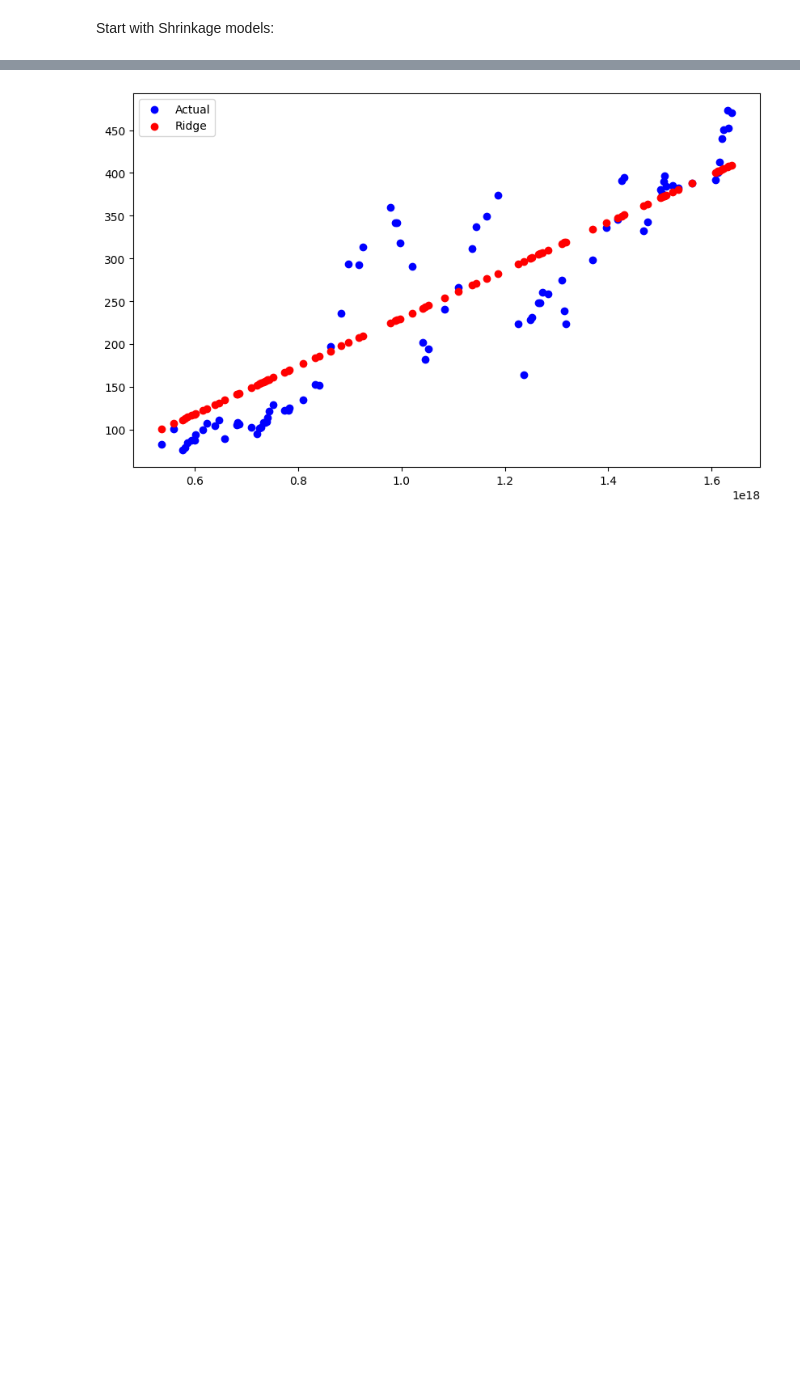
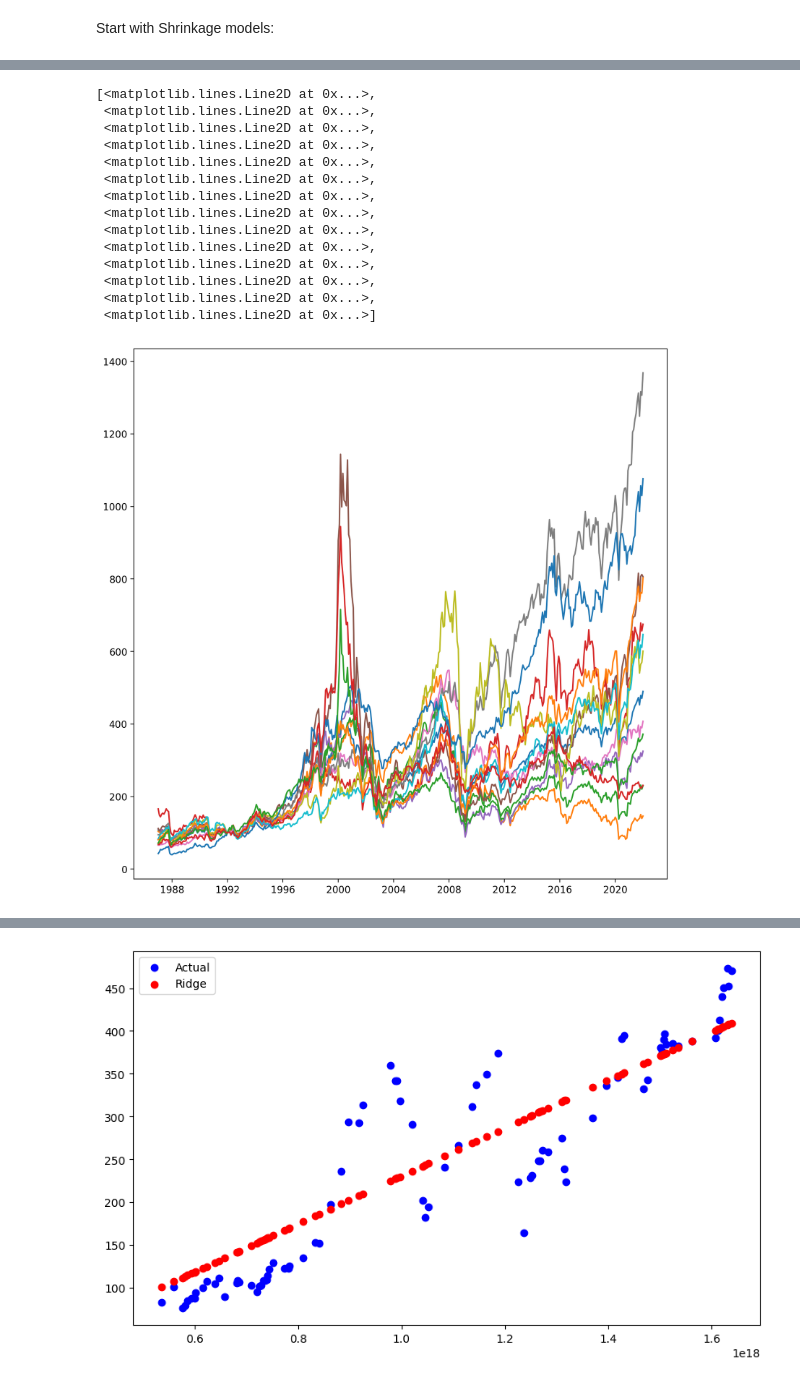
Before and after one commit to Ankru98/masterthesis, a Jupyter notebook: ML_price_data_filtered.ipynb, the cells around one changed output, grey strips where cells are left out. Saved outputs shown, nothing was run; the diff lists cells and outputs as text; code cells hidden in the pictures; blank space fills up the shorter version.

```diff
--- a/ML_price_data_filtered.ipynb
+++ b/ML_price_data_filtered.ipynb
@@ -18,6 +18,26 @@ data.tail()
 | 2021-11-01 | 478.865 | 150.619 | 231.872 | 678.609 | ... |
 | 2021-12-01 | 470.862 | 139.734 | 220.570 | 656.661 | ... |
 | 2022-01-01 | 489.988 | 146.388 | 229.872 | 675.257 | ... |
+# %%
+# plot the data
+fig, ax = plt.subplots(figsize=(10,10), dpi=200)
+ax.plot(data.index, data, label='Price Index')
+# %% [output]
+[<matplotlib.lines.Line2D at 0x...>,
+ <matplotlib.lines.Line2D at 0x...>,
+ <matplotlib.lines.Line2D at 0x...>,
+ <matplotlib.lines.Line2D at 0x...>,
+ <matplotlib.lines.Line2D at 0x...>,
+ <matplotlib.lines.Line2D at 0x...>,
+ <matplotlib.lines.Line2D at 0x...>,
+ <matplotlib.lines.Line2D at 0x...>,
+ <matplotlib.lines.Line2D at 0x...>,
+ <matplotlib.lines.Line2D at 0x...>,
+ <matplotlib.lines.Line2D at 0x...>,
+ <matplotlib.lines.Line2D at 0x...>,
+ <matplotlib.lines.Line2D at 0x...>,
+ <matplotlib.lines.Line2D at 0x...>]
+[figure, added]
 # %%
 X = data.index.values.reshape(-1, 1)
 y = data.iloc[:, 0].values
```
Also changed, not shown: parts of 1 cell of this notebook, 3 other files.
